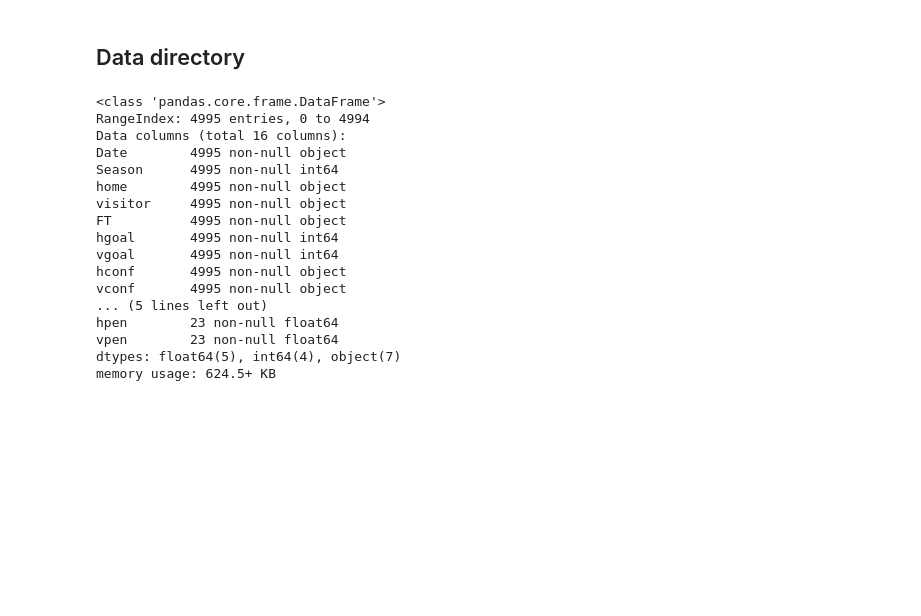
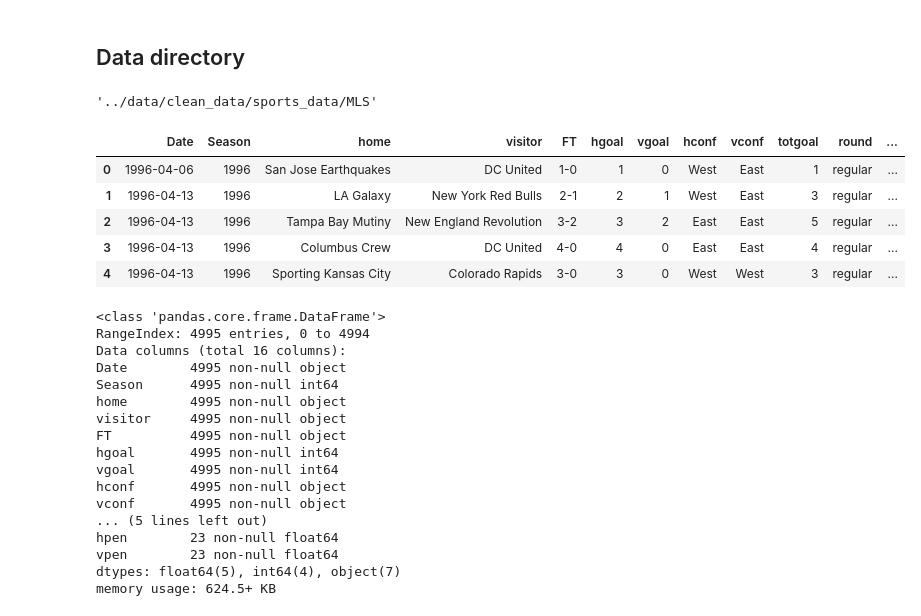
Before and after one commit to franksalas/Crime-Analysis, a Jupyter notebook: 01_data_clean/dynamo_MLS.ipynb, the cells around one changed output. Cells and saved outputs as stored; diff of their text form; code cells hidden in the pictures; blank space fills up the shorter version.

```diff
--- a/01_data_clean/dynamo_MLS.ipynb
+++ b/01_data_clean/dynamo_MLS.ipynb
@@ -28,5 +20,17 @@ data_directory = os.path.join('..','data','sports_data/{}/mls.csv'.format(sports
+# %%
+data_directory_saves
+# %% [output]
+'../data/clean_data/sports_data/MLS'
 # %%
 df = pd.read_csv(data_directory)
+df.head()
+# %% [output]
+|  | Date | Season | home | visitor | FT | hgoal | vgoal | hconf | vconf | totgoal | round | ... |
+| 0 | 1996-04-06 | 1996 | San Jose Earthquakes | DC United | 1-0 | 1 | 0 | West | East | 1 | regular | ... |
+| 1 | 1996-04-13 | 1996 | LA Galaxy | New York Red Bulls | 2-1 | 2 | 1 | West | East | 3 | regular | ... |
+| 2 | 1996-04-13 | 1996 | Tampa Bay Mutiny | New England Revolution | 3-2 | 3 | 2 | East | East | 5 | regular | ... |
+| 3 | 1996-04-13 | 1996 | Columbus Crew | DC United | 4-0 | 4 | 0 | East | East | 4 | regular | ... |
+| 4 | 1996-04-13 | 1996 | Sporting Kansas City | Colorado Rapids | 3-0 | 3 | 0 | West | West | 3 | regular | ... |
 # %%
 df.info()
 # %% [output]
```
Also changed, not shown: parts of 84 cells of this notebook, 8 other files.
